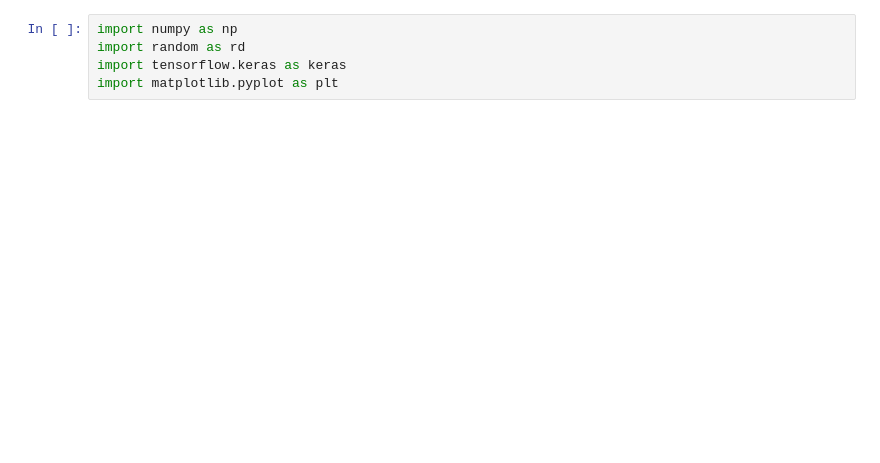
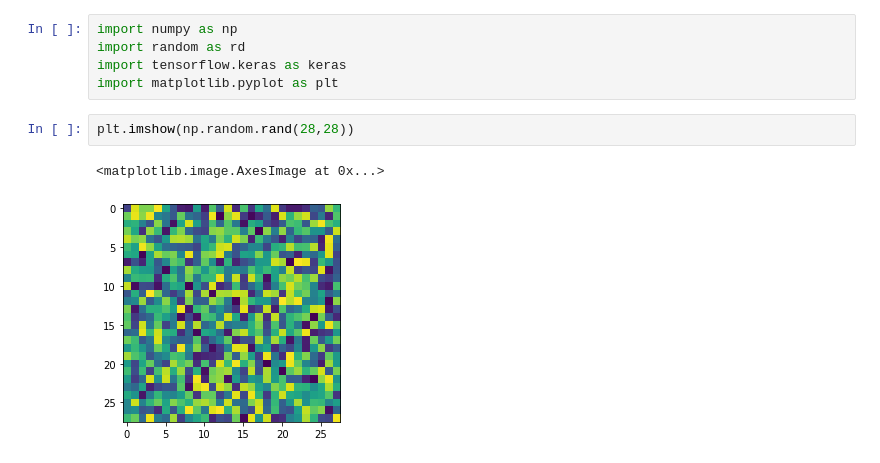
Before and after one commit to axelpuyo/liasd, a Jupyter notebook: colored_mnist.ipynb, the cells around one changed output. Drawn from its saved outputs; the diff is of its cells as text; blank space fills up the shorter version.

```diff
--- a/colored_mnist.ipynb
+++ b/colored_mnist.ipynb
@@ -5,6 +5,11 @@ import numpy as np
 import random as rd
 import tensorflow.keras as keras
 import matplotlib.pyplot as plt
+# %%
+plt.imshow(np.random.rand(28,28))
+# %% [output]
+<matplotlib.image.AxesImage at 0x...>
+[figure, added]
 # %%
 def load_data(num):
   ## load basic mnist
```
Also changed, not shown: parts of 5 cells of this notebook.
